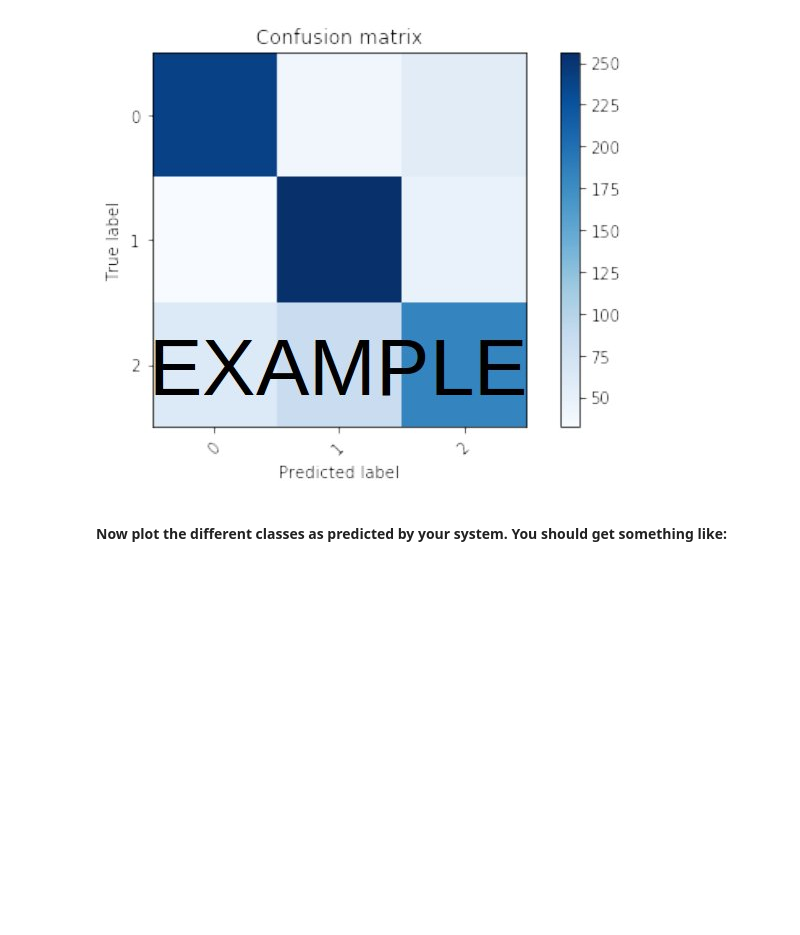
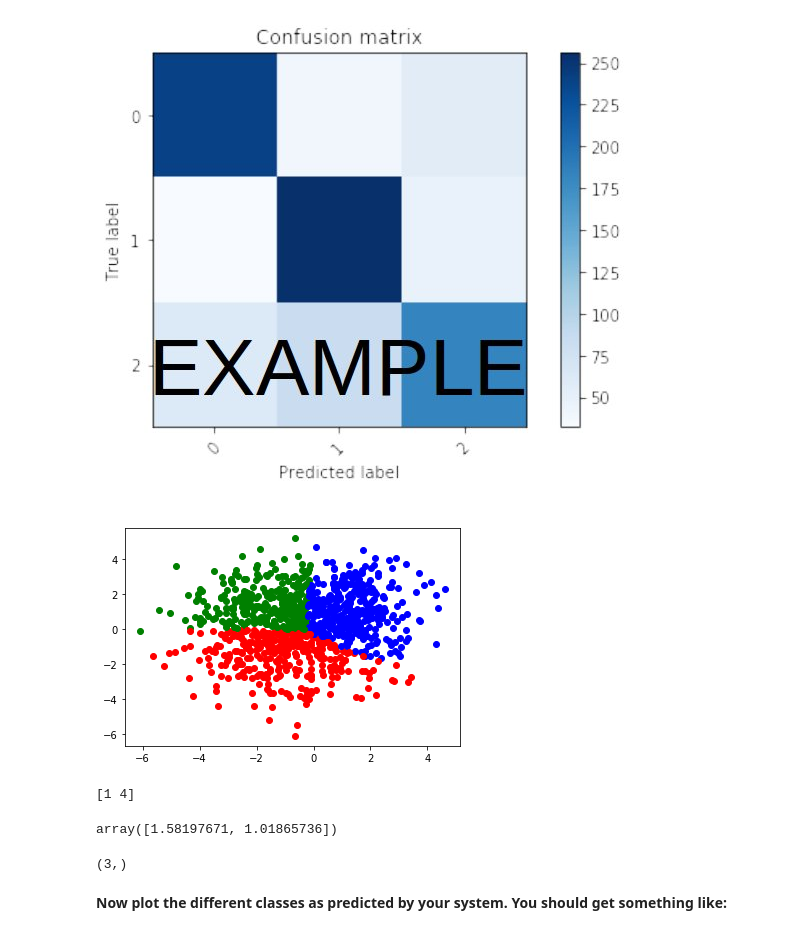
Before and after one commit to DylanGeldenhuys/Machine-learning-A-SU-, a Jupyter notebook: Assignment2/assign2.ipynb, the cells around one changed output. Saved outputs shown, nothing was run; the diff lists cells and outputs as text; code cells hidden in the pictures; blank space fills up the shorter version.

```diff
--- a/Assignment2/assign2.ipynb
+++ b/Assignment2/assign2.ipynb
@@ -114,3 +179,44 @@ display(Image(filename='./images/conf_mat_bayes.jpg'))
+# %%
+
+def final_predict(summaries, X_data):
+    final_prob = 0
+    final_class = ''
+    for class_value, prob in calculate_class_probabilities(summaries, X_data).items():
+        if prob>final_prob:
+            final_prob = prob
+            final_class = class_value
+    return(final_class)
+summaries = summarize_by_class(X_,y)
+y_ = [final_predict(summaries, X_[i]) for i in range(1000)]
+# %%
+for i in range(len(y_)):
+    if y_[i] == 0:
+        plt.scatter(X[0,i], X[1,i], color = 'r')
+    if y_[i] == 1:
+        plt.scatter(X[0,i], X[1,i], color = 'b')
+    if y_[i] == 2:
+        plt.scatter(X[0,i], X[1,i], color = 'g')
+# %% [output]
+[figure, added]
+# %%
+import numpy as np
+
+def sigmoid(X,theta):
+    z = X.T*theta
+    print(z)
+    return(1.0/(1- np.exp(-z)))
+
+
+sigmoid(np.array([1,2]),np.array([1,2]))
+# %% [output]
+[1 4]
+array([1.58197671, 1.01865736])
+# %%
+x = np.array([1,2,3])
+y = np.array([1,2,3])
+x.shape
+# %% [output]
+(3,)
 # %% [markdown]
 **Now plot the different classes as predicted by your system. You should get something like:**
 # %%
```
Also changed, not shown: parts of 28 cells of this notebook, 22 other files.
